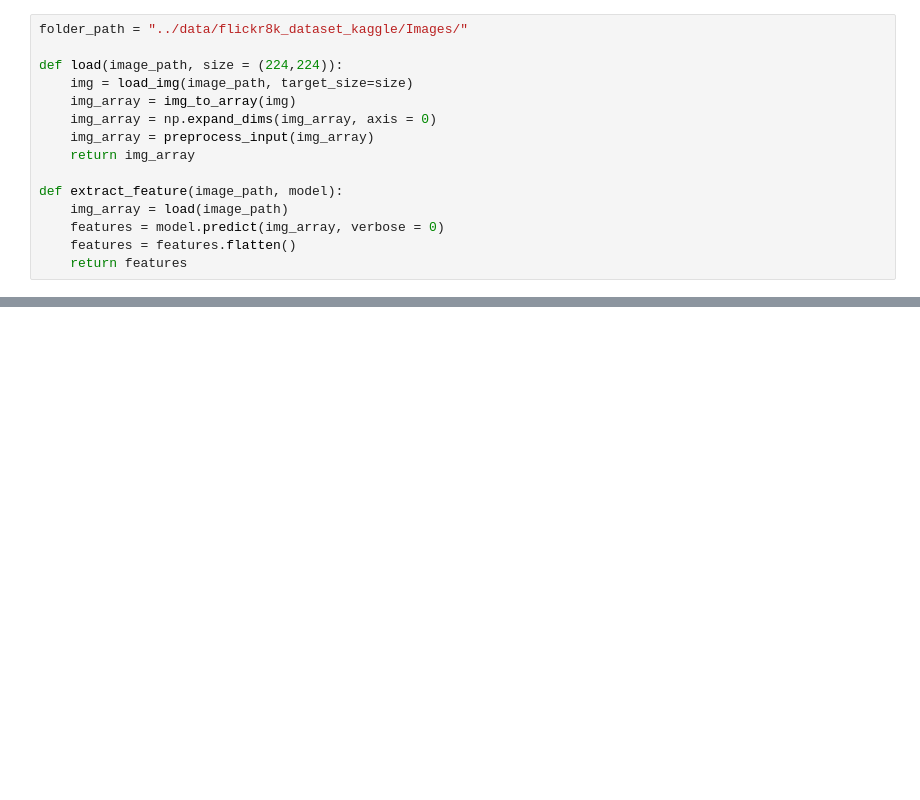
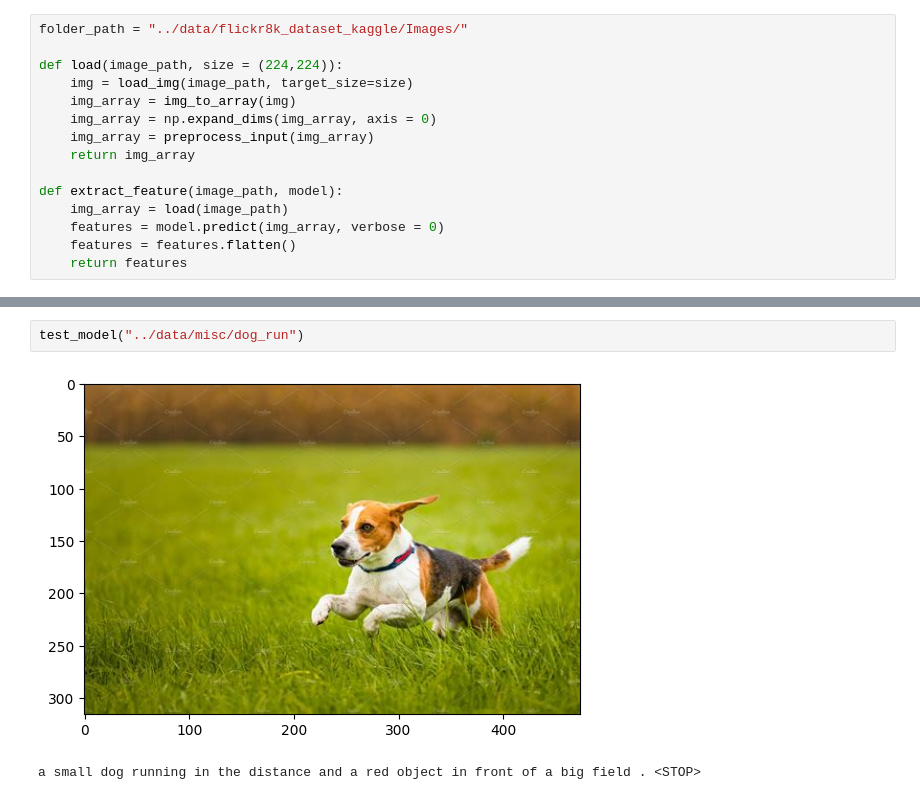
Before and after one commit to karthikeyan2725/image-captioning-flickr8k, a Jupyter notebook: train/train.ipynb, the cells around one changed output, grey strips where cells are left out. Cells and saved outputs as stored; diff of their text form; blank space fills up the shorter version.

```diff
--- a/train/train.ipynb
+++ b/train/train.ipynb
@@ -134,0 +325,5 @@ Model: "functional_1"
+# %%
+test_model("../data/misc/dog_run")
+# %% [output]
+[figure, added]
+a small dog running in the distance and a red object in front of a big field . <STOP>
```
Also changed, not shown: parts of 25 cells of this notebook, 5 other files.
